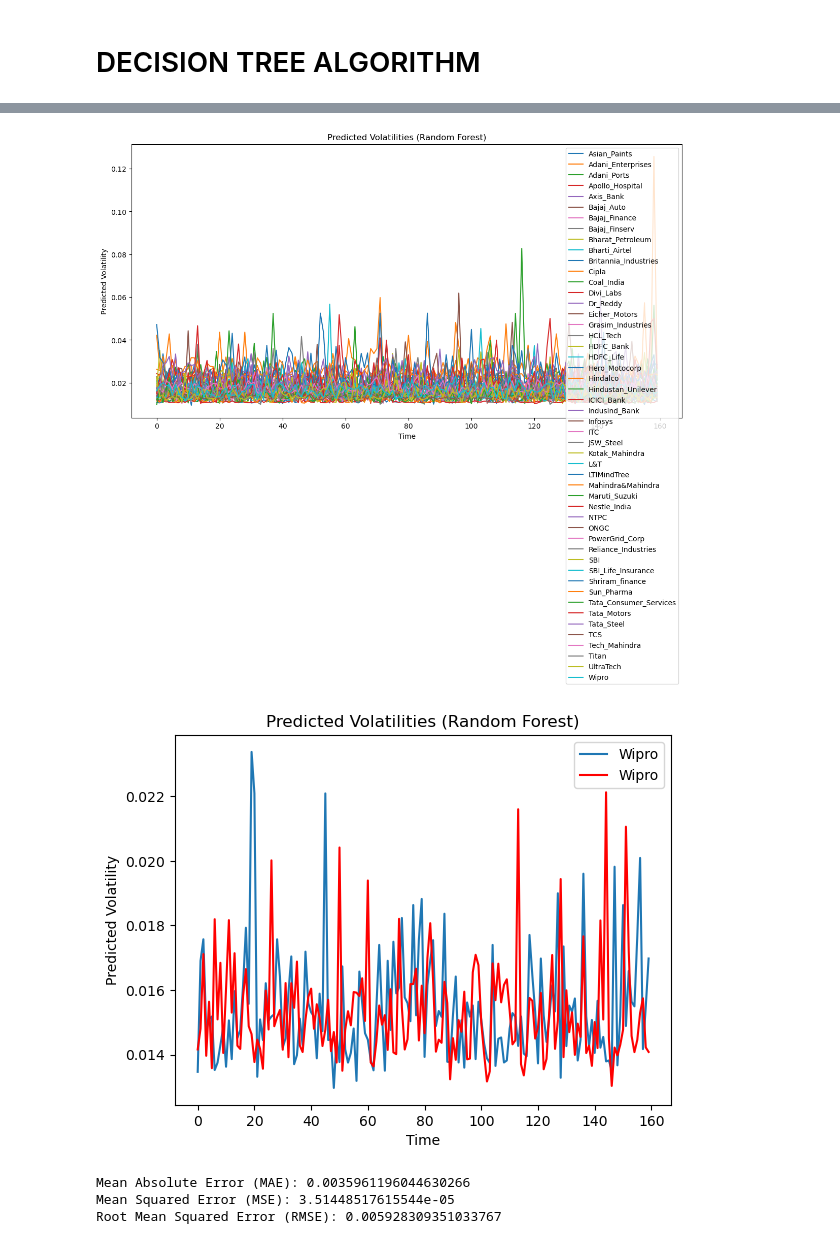
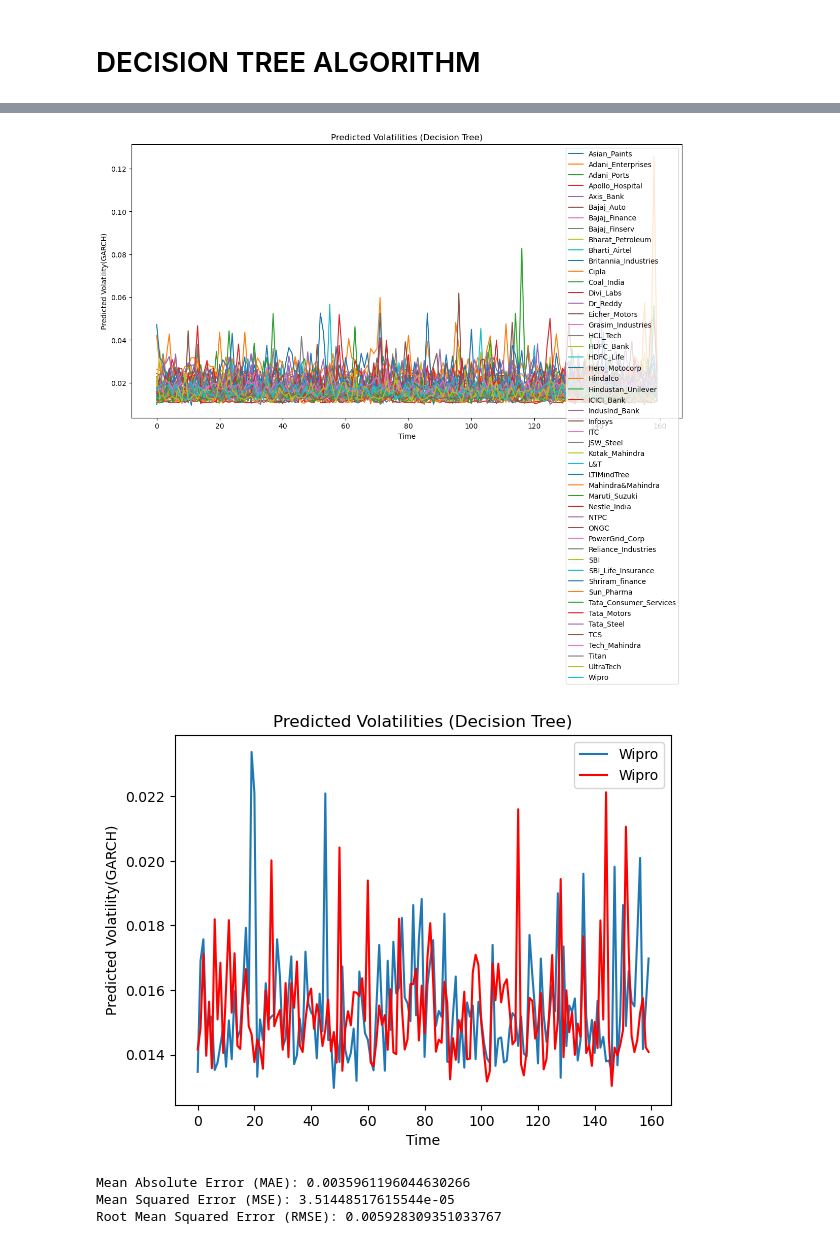
Before and after one commit to Kavya-25/Portfolio_Optimization, a Jupyter notebook: Models/Decision Tree Algorithm.ipynb, the cells around one changed output, grey strips where cells are left out. Saved outputs shown, nothing was run; the diff lists cells and outputs as text; code cells hidden in the pictures.

```diff
--- a/Models/Decision Tree Algorithm.ipynb
+++ b/Models/Decision Tree Algorithm.ipynb
@@ -347,23 +347,23 @@ import matplotlib.pyplot as plt
 plt.figure(figsize=(14, 7))
 for company in pred_vol_df.columns:
     plt.plot(pred_vol_df.index, pred_vol_df[company], label=company)
-plt.title('Predicted Volatilities (Random Forest)')
+plt.title('Predicted Volatilities (Decision Tree)')
 plt.xlabel('Time')
-plt.ylabel('Predicted Volatility')
+plt.ylabel('Predicted Volatility(GARCH)')
 plt.legend()
 plt.show()
 # %% [output]
-[figure, old version]
+[figure, new version]
 # %%
 plt.plot(pred_vol_df.index, pred_vol_df['HCL_Tech'], label=company)
 plt.plot(y_test_df.index, y_test_df['HCL_Tech'], label=company, color="red")
-plt.title('Predicted Volatilities (Random Forest)')
+plt.title('Predicted Volatilities (Decision Tree)')
 plt.xlabel('Time')
-plt.ylabel('Predicted Volatility')
+plt.ylabel('Predicted Volatility(GARCH)')
 plt.legend()
 plt.show()
 # %% [output]
-[figure, old version]
+[figure, new version]
 # %%
 from sklearn.metrics import mean_absolute_error, mean_squared_error
 
```
Also changed, not shown: parts of 6 cells of this notebook, 1 other file.
